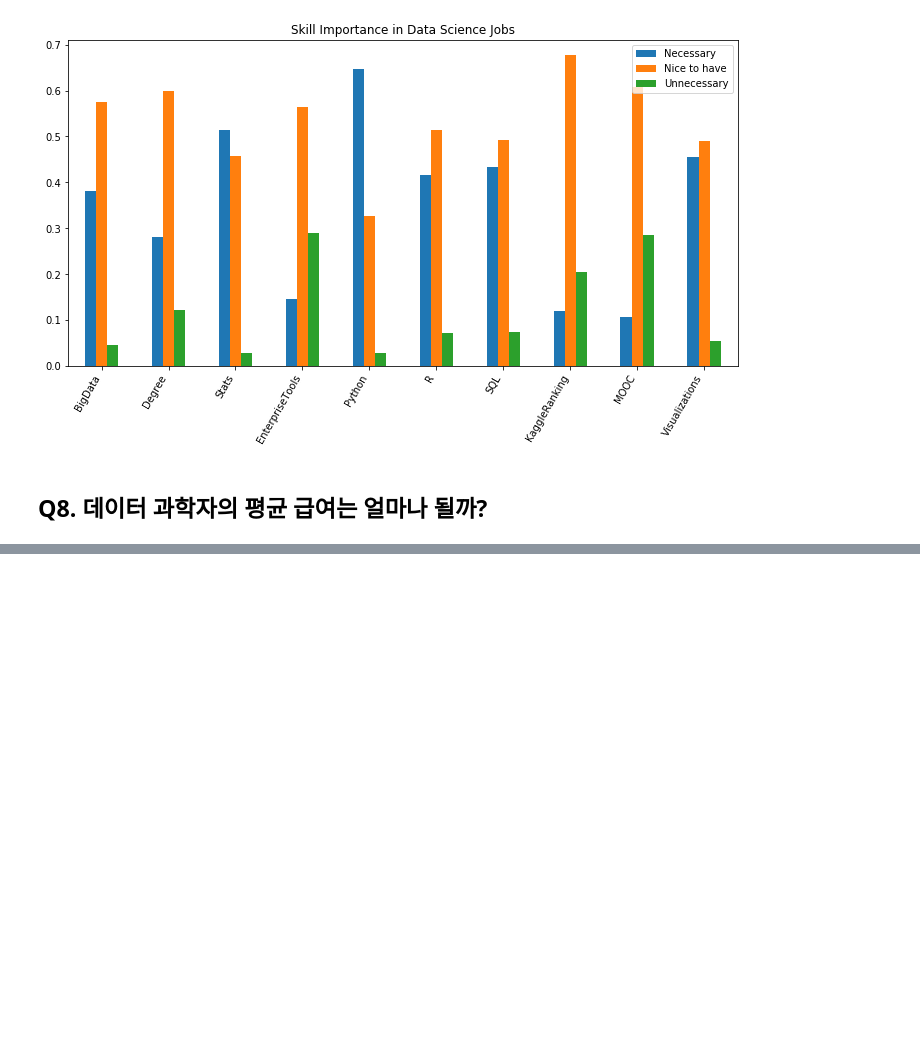
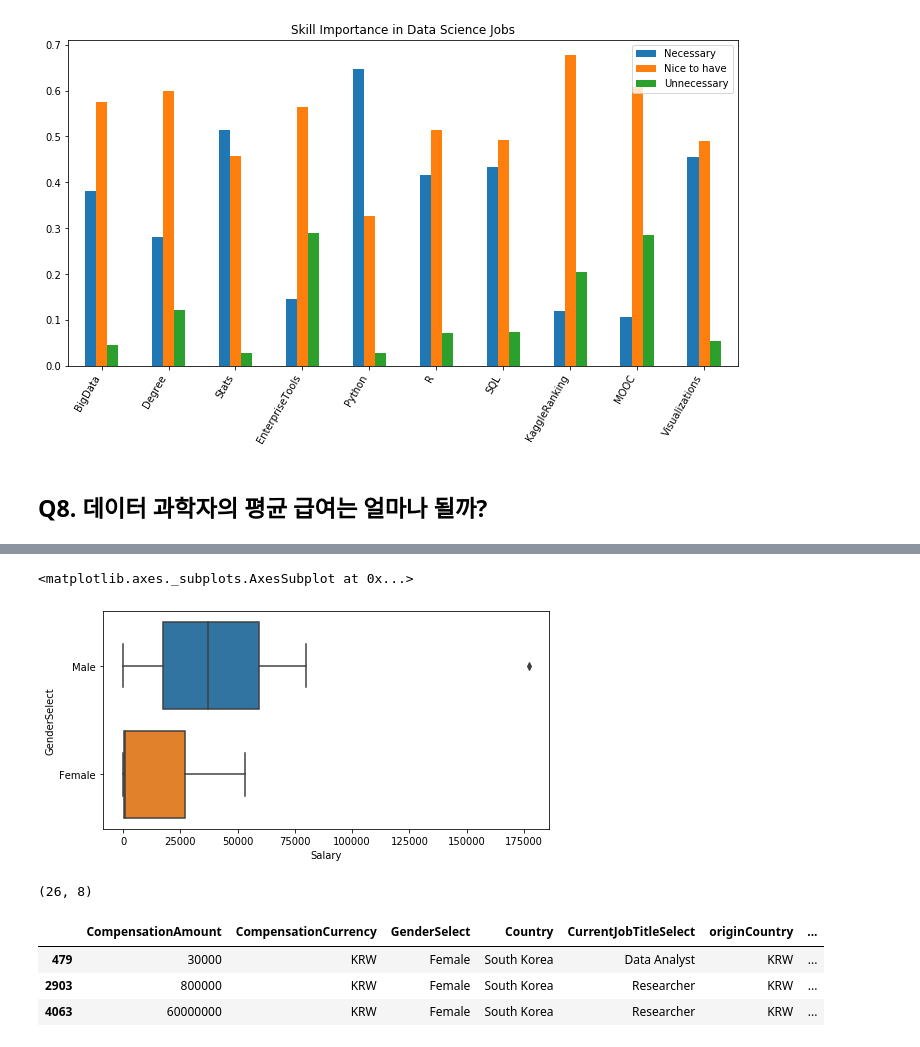
Before and after one commit to takkmj/hello_world, a Jupyter notebook: kaggle_survey_2017/survey_2017_practice.ipynb, the cells around one changed output, grey strips where cells are left out. Cells and saved outputs as stored; diff of their text form; code cells hidden in the pictures; blank space fills up the shorter version.

```diff
--- a/kaggle_survey_2017/survey_2017_practice.ipynb
+++ b/kaggle_survey_2017/survey_2017_practice.ipynb
@@ -684,0 +733,21 @@ plt.xticks(rotation=60, ha='right')
+# %%
+# 한국 급여 정보
+plt.subplots(figsize=(8, 4))
+
+salary_korea = salary.loc[(salary['Country']=='South Korea')]
+
+sns.boxplot(y='GenderSelect',x='Salary',data=salary_korea)
+# %% [output]
+<matplotlib.axes._subplots.AxesSubplot at 0x...>
+[figure, added]
+# %%
+salary_korea.shape
+# %% [output]
+(26, 8)
+# %%
+salary_korea[salary_korea['GenderSelect'] == 'Female']
+# %% [output]
+|  | CompensationAmount | CompensationCurrency | GenderSelect | Country | CurrentJobTitleSelect | originCountry | ... |
+| 479 | 30000 | KRW | Female | South Korea | Data Analyst | KRW | ... |
+| 2903 | 800000 | KRW | Female | South Korea | Researcher | KRW | ... |
+| 4063 | 60000000 | KRW | Female | South Korea | Researcher | KRW | ... |
```
Also changed, not shown: parts of 46 cells of this notebook.
